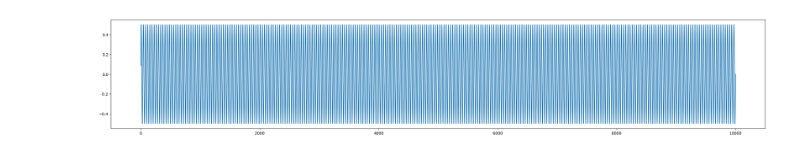
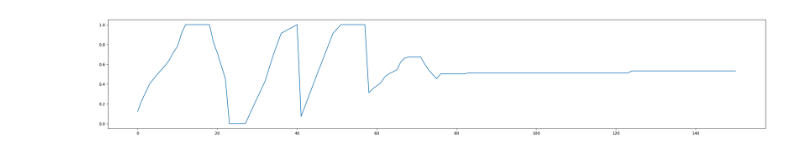
Before and after one commit to Kangsuyeon01/vib-thermal, a Jupyter notebook: static/src/test.ipynb, the cells around one changed output. Drawn from its saved outputs; the diff is of its cells as text; code cells hidden in the pictures.

```diff
--- a/static/src/test.ipynb
+++ b/static/src/test.ipynb
@@ -13,7 +13,7 @@ dict_keys(['vib_signal', 'thermal_signal', 'sample_rate', 'body_sites', 'ratings
 # %%
-wave = data['vib_signal']
+wave = data['vib_amp']
 plt.figure(figsize=(30, 5))  # 가로 10, 세로 5인 크기 설정
 plt.plot(wave)
 plt.show()
 # %% [output]
-[figure, old version]
+[figure, new version]
```
Also changed, not shown: parts of 10 cells of this notebook, 6 other files.
